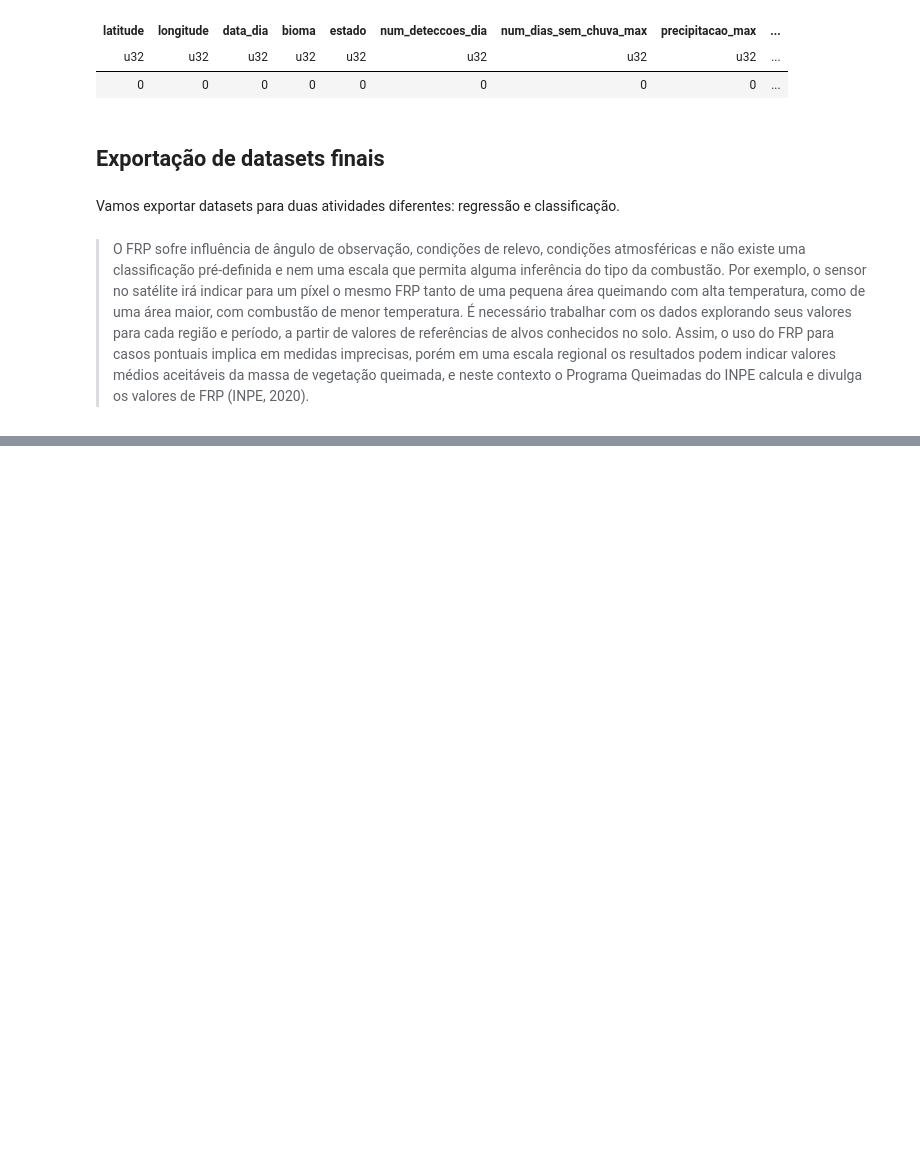
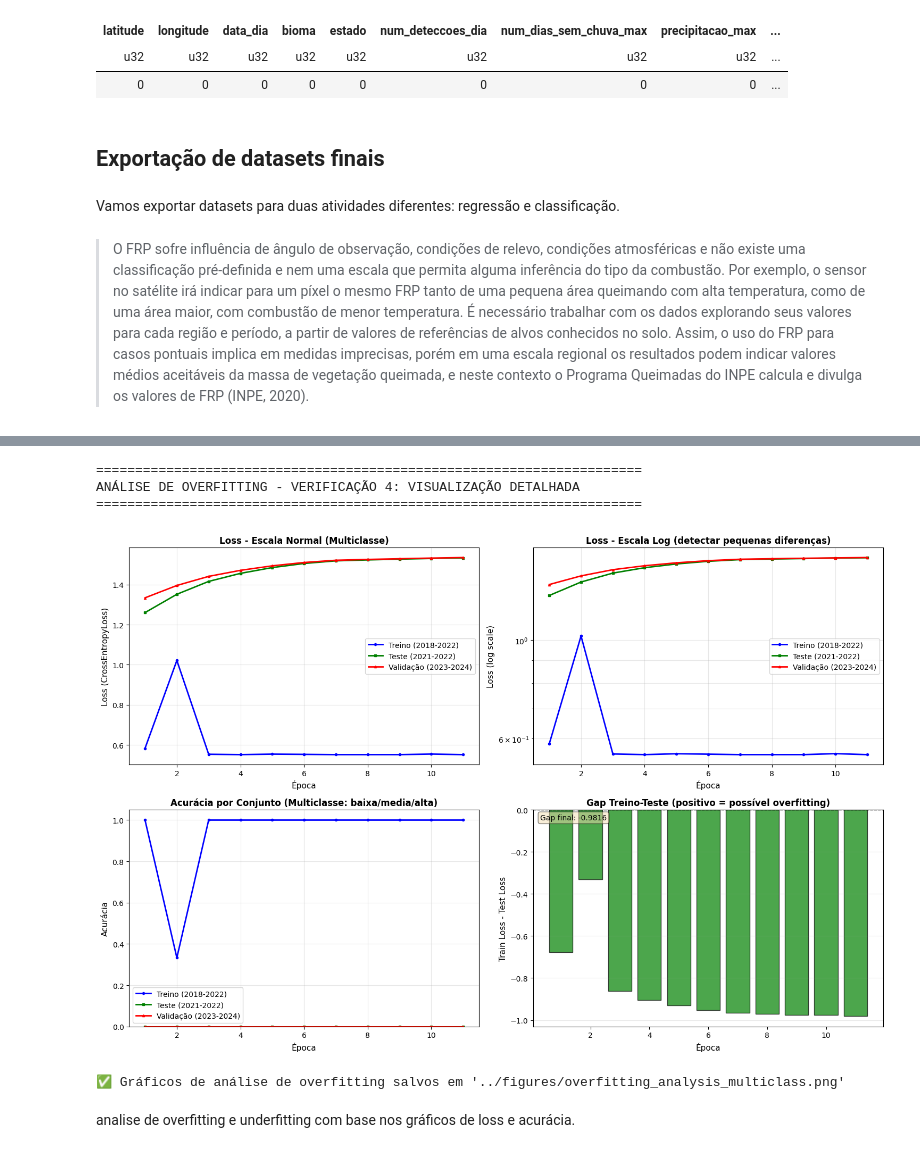
Before and after one commit to joaomarcosmb/queimadas, a Jupyter notebook: notebooks/1.0.0-eda-e-tratamento.ipynb, the cells around one changed output, grey strips where cells are left out. Cells and saved outputs as stored; diff of their text form; code cells hidden in the pictures; blank space fills up the shorter version.

```diff
--- a/notebooks/1.0.0-eda-e-tratamento.ipynb
+++ b/notebooks/1.0.0-eda-e-tratamento.ipynb
@@ -1547,0 +1484,78 @@ else:
+# %%
+if 'history' in locals() and len(history['train_loss']) > 0:
+    # ===== VERIFICAÇÃO 5: Visualização Detalhada =====
+    print("\n" + "=" * 70)
+    print("ANÁLISE DE OVERFITTING - VERIFICAÇÃO 4: VISUALIZAÇÃO DETALHADA")
+    print("=" * 70)
+
+    fig, axes = plt.subplots(2, 2, figsize=(15, 10))
+
+    epochs = range(1, len(history['train_loss']) + 1)
+
+    # Plot 1: Loss - Escala Normal
+    ax = axes[0, 0]
+    ax.plot(epochs, history['train_loss'], 'b-', label='Treino (2018-2022)', linewidth=2, marker='o', markersize=3)
+    ax.plot(epochs, history['test_loss'], 'g-', label='Teste (2021-2022)', linewidth=2, marker='s', markersize=3)
+    ax.plot(epochs, history['val_loss'], 'r-', label='Validação (2023-2024)', linewidth=2, marker='^', markersize=3)
+    ax.set_xlabel('Época', fontsize=11)
+    ax.set_ylabel('Loss (CrossEntropyLoss)', fontsize=11)
+    ax.set_title('Loss - Escala Normal (Multiclasse)', fontsize=12, fontweight='bold')
+    ax.legend(fontsize=10)
+    ax.grid(True, alpha=0.3)
+
+    # Plot 2: Loss - Escala Log (melhor para ver pequenas diferenças)
+    ax = axes[0, 1]
+    ax.semilogy(epochs, history['train_loss'], 'b-', label='Treino (2018-2022)', linewidth=2, marker='o', markersize=3)
+    ax.semilogy(epochs, history['test_loss'], 'g-', label='Teste (2021-2022)', linewidth=2, marker='s', markersize=3)
+    ax.semilogy(epochs, history['val_loss'], 'r-', label='Validação (2023-2024)', linewidth=2, marker='^', markersize=3)
+    ax.set_xlabel('Época', fontsize=11)
+    ax.set_ylabel('Loss (log scale)', fontsize=11)
+    ax.set_title('Loss - Escala Log (detectar pequenas diferenças)', fontsize=12, fontweight='bold')
+    ax.legend(fontsize=10)
+    ax.grid(True, alpha=0.3, which='both')
+
+    # Plot 3: Acurácia
+    ax = axes[1, 0]
+    ax.plot(epochs, history['train_acc'], 'b-', label='Treino (2018-2022)', linewidth=2, marker='o', markersize=3)
+    ax.plot(epochs, history['test_acc'], 'g-', label='Teste (2021-2022)', linewidth=2, marker='s', markersize=3)
+    ax.plot(epochs, history['val_acc'], 'r-', label='Validação (2023-2024)', linewidth=2, marker='^', markersize=3)
+    ax.set_xlabel('Época', fontsize=11)
+    ax.set_ylabel('Acurácia', fontsize=11)
+    ax.set_title('Acurácia por Conjunto (Multiclasse: baixa/media/alta)', fontsize=12, fontweight='bold')
+    ax.legend(fontsize=10)
+    ax.grid(True, alpha=0.3)
+    ax.set_ylim([0, 1.05])
+
+    # Plot 4: Diferença entre Train e Test (indicador de overfitting)
+    ax = axes[1, 1]
+    loss_diff = [t - te for t, te in zip(history['train_loss'], history['test_loss'])]
+    colors = ['red' if d > 0.05 else 'green' for d in loss_diff]
+    ax.bar(epochs, loss_diff, color=colors, alpha=0.7, edgecolor='black', linewidth=1)
+    ax.axhline(y=0, color='black', linestyle='--', linewidth=1)
+    ax.set_xlabel('Época', fontsize=11)
+    ax.set_ylabel('Train Loss - Test Loss', fontsize=11)
+    ax.set_title('Gap Treino-Teste (positivo = possível overfitting)', fontsize=12, fontweight='bold')
+    ax.grid(True, alpha=0.3, axis='y')
+
+    # Adicionar linha de texto com informação
+    gap_final = history['train_loss'][-1] - history['test_loss'][-1]
+    gap_text = f"Gap final: {gap_final:.4f}"
+    ax.text(0.02, 0.98, gap_text, transform=ax.transAxes,
+            fontsize=10, verticalalignment='top',
+            bbox=dict(boxstyle='round', facecolor='wheat', alpha=0.5))
+
+    plt.tight_layout()
+    plt.savefig('../figures/overfitting_analysis_multiclass.png', dpi=100, bbox_inches='tight')
+    plt.show()
+
+    print("\n✅ Gráficos de análise de overfitting salvos em '../figures/overfitting_analysis_multiclass.png'")
+else:
+    print("Nenhum histórico para visualizar.")
+# %% [output]
+======================================================================
+ANÁLISE DE OVERFITTING - VERIFICAÇÃO 4: VISUALIZAÇÃO DETALHADA
+======================================================================
+[figure, added]
+✅ Gráficos de análise de overfitting salvos em '../figures/overfitting_analysis_multiclass.png'
+# %% [markdown]
+analise de overfitting e underfitting com base nos gráficos de loss e acurácia.
```
Also changed, not shown: parts of 33 cells of this notebook, 4 other files.
